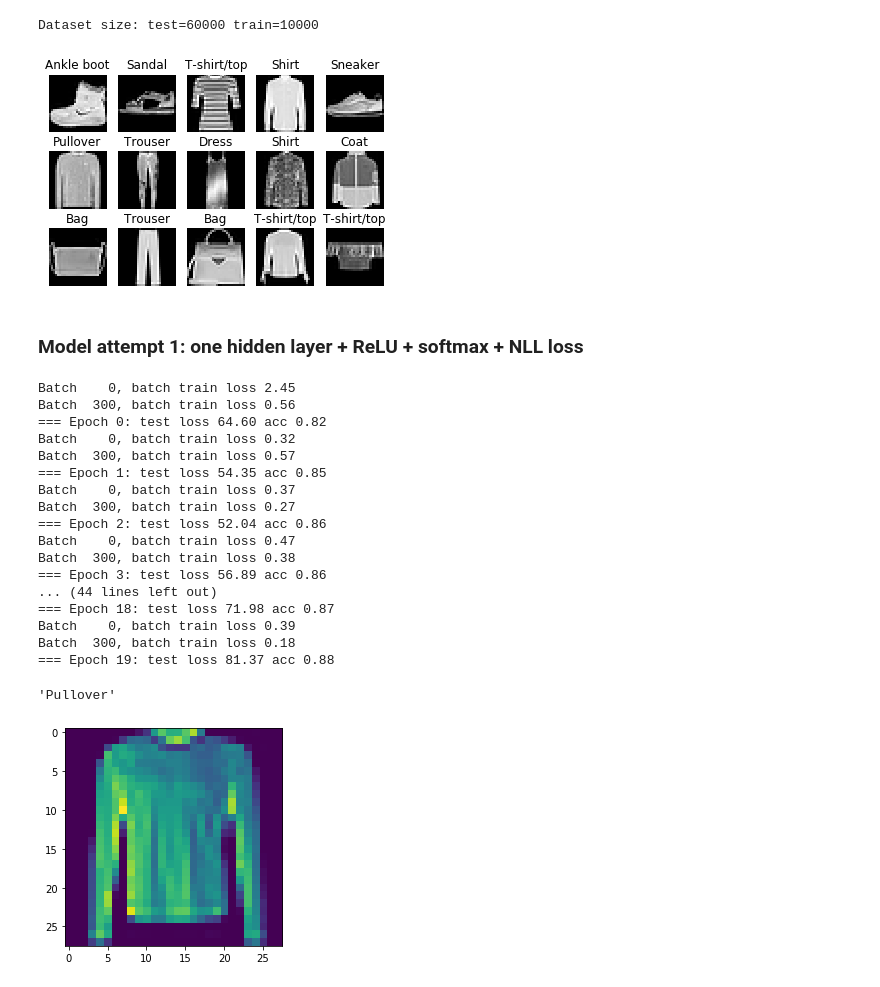
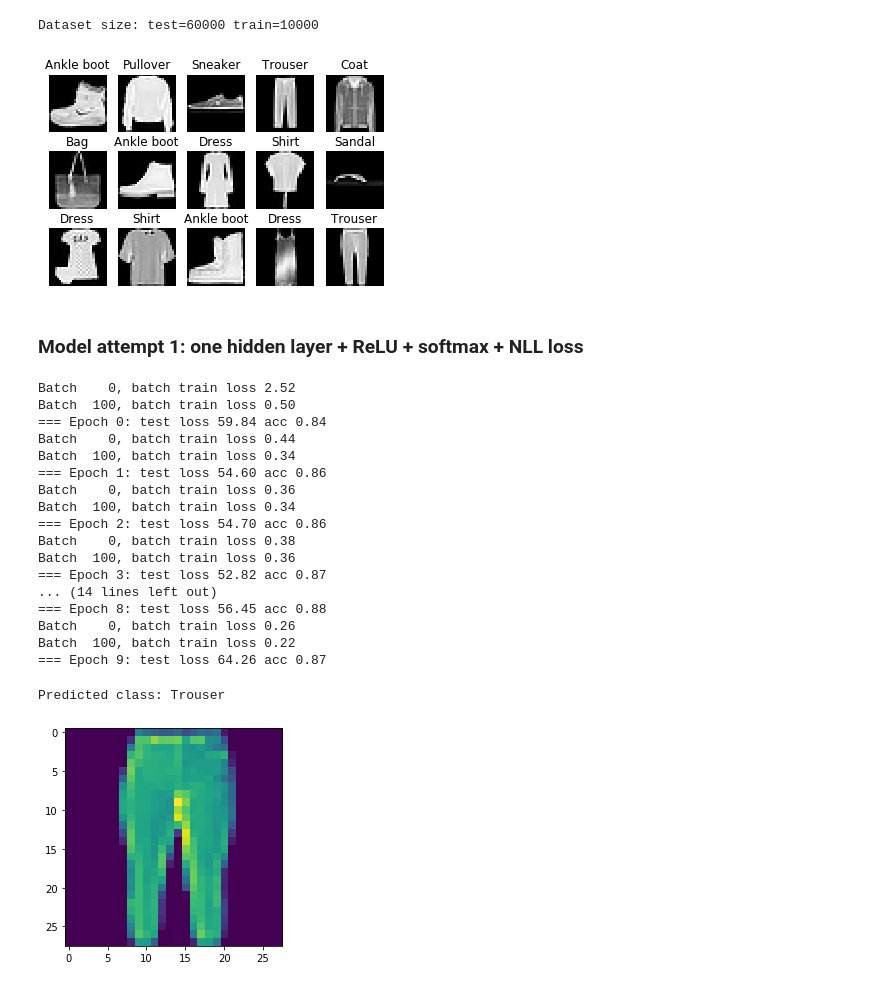
Before and after one commit to cgst/nn, a Jupyter notebook: Fashion MNIST.ipynb, the cells around one changed output. Saved outputs shown, nothing was run; the diff lists cells and outputs as text; code cells hidden in the pictures.

```diff
--- a/Fashion MNIST.ipynb
+++ b/Fashion MNIST.ipynb
@@ -26,20 +28,20 @@ Dataset size: test=60000 train=10000
 # Show sample images
 sample_rows, sample_cols = 3, 5
 for idx in range(sample_rows*sample_cols):
-    sample_idx = idx*13
+    sample_idx = idx*7
     plt.subplot(sample_rows, sample_cols, idx+1)
     plt.title(ds.classes[ds.targets[sample_idx]])
     plt.axis('off')
     plt.imshow(ds.data[sample_idx], cmap='gray')
 # %% [output]
-[figure, old version]
+[figure, new version]
 # %% [markdown]
 ### Model attempt 1: one hidden layer + ReLU + softmax + NLL loss
 # %%
 class M1:
-    batch_size = 100
-    hidden_dim = 300
-    num_epochs = 20
+    batch_size = 300
+    hidden_dim = 500
+    num_epochs = 10
     input_dim = 28*28
     output_dim = len(ds.classes)
     learning_rate = 0.1
@@ -89,27 +91,28 @@ class M1:
 m1 = M1()
 m1.train()
 # %% [output]
-Batch    0, batch train loss 2.45
-Batch  300, batch train loss 0.56
-=== Epoch 0: test loss 64.60 acc 0.82
-Batch    0, batch train loss 0.32
-Batch  300, batch train loss 0.57
-=== Epoch 1: test loss 54.35 acc 0.85
-Batch    0, batch train loss 0.37
-Batch  300, batch train loss 0.27
-=== Epoch 2: test loss 52.04 acc 0.86
-Batch    0, batch train loss 0.47
-Batch  300, batch train loss 0.38
-=== Epoch 3: test loss 56.89 acc 0.86
-... (44 lines left out)
-=== Epoch 18: test loss 71.98 acc 0.87
-Batch    0, batch train loss 0.39
-Batch  300, batch train loss 0.18
-=== Epoch 19: test loss 81.37 acc 0.88
+Batch    0, batch train loss 2.52
+Batch  100, batch train loss 0.50
+=== Epoch 0: test loss 59.84 acc 0.84
+Batch    0, batch train loss 0.44
+Batch  100, batch train loss 0.34
+=== Epoch 1: test loss 54.60 acc 0.86
+Batch    0, batch train loss 0.36
+Batch  100, batch train loss 0.34
+=== Epoch 2: test loss 54.70 acc 0.86
+Batch    0, batch train loss 0.38
+Batch  100, batch train loss 0.36
+=== Epoch 3: test loss 52.82 acc 0.87
+... (14 lines left out)
+=== Epoch 8: test loss 56.45 acc 0.88
+Batch    0, batch train loss 0.26
+Batch  100, batch train loss 0.22
+=== Epoch 9: test loss 64.26 acc 0.87
 # %%
-ti = 8919
+# Manually check some predictions
+ti = 2259
 plt.imshow(ds_test.data[ti])
-ds_test.classes[m1.predict(ds_test.data[ti:ti+1])]
+print('Predicted class: %s' % ds_test.classes[m1.predict(ds_test.data[ti:ti+1])])
 # %% [output]
-'Pullover'
+Predicted class: Trouser
-[figure, old version]
+[figure, new version]
```
Also changed, not shown: parts of 10 cells of this notebook.
